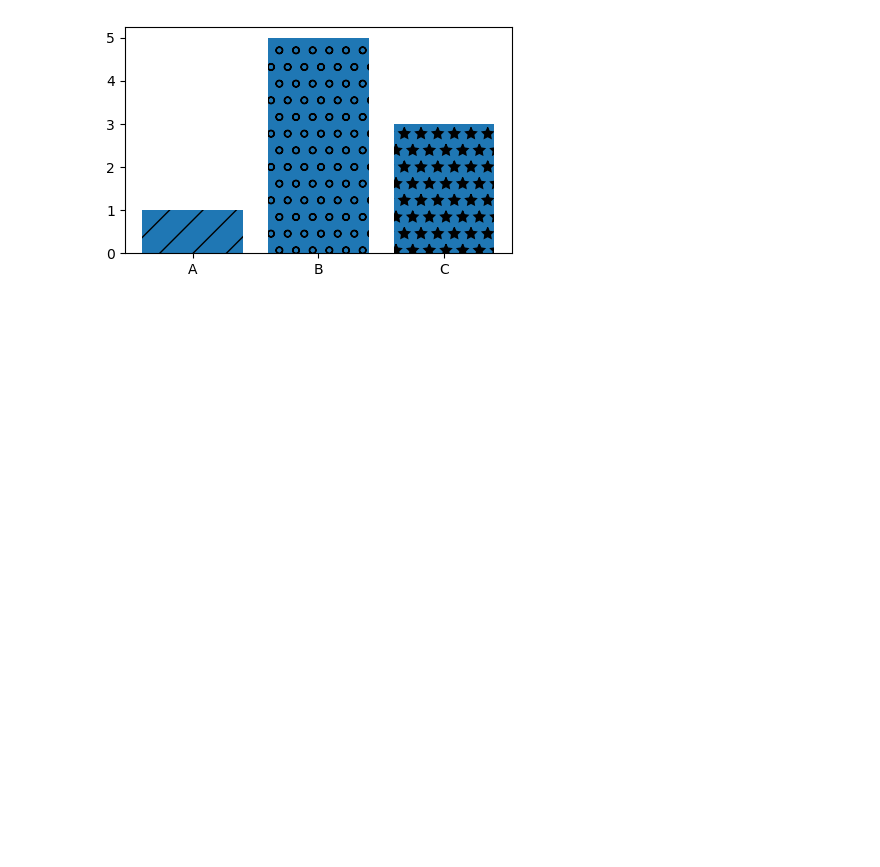
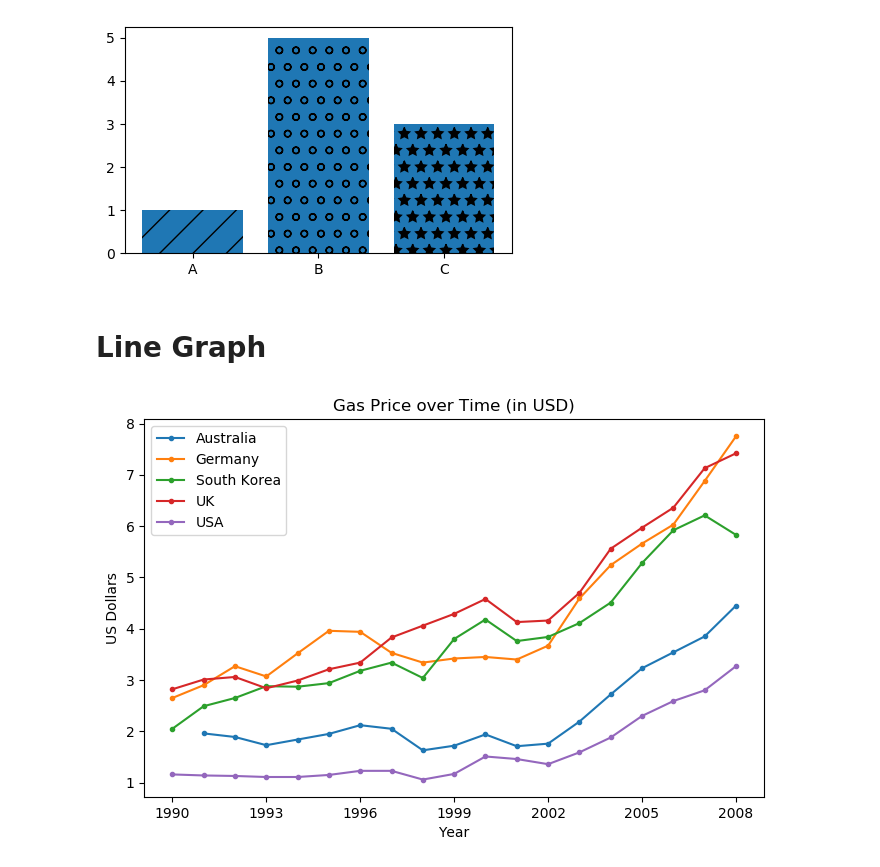
Before and after one commit to wenyuc/basic_learning, a Jupyter notebook: visualization_intro.ipynb, the cells around one changed output. Saved outputs shown, nothing was run; the diff lists cells and outputs as text; code cells hidden in the pictures; blank space fills up the shorter version.

```diff
--- a/visualization_intro.ipynb
+++ b/visualization_intro.ipynb
@@ -55,3 +55,39 @@ plt.savefig('./figs/myfirstbar.png')
 plt.show()
 # %% [output]
 [figure]
+# %% [markdown]
+# Line Graph
+# %%
+gas = pd.read_csv('./data/gas_prices.csv')
+
+plt.figure(figsize = (8,5), dpi = 100)
+
+plt.title('Gas Price over Time (in USD)')
+
+# show country one by one
+# plt.plot(gas.Year, gas.USA, 'b.-', label = 'United States')
+# plt.plot(gas.Year, gas.Canada, 'r.-',label = 'Canada')
+# plt.plot(gas['Year'], gas['South Korea'], 'g.-',label = 'South Korea')
+# plt.plot(gas['Year'], gas['Australia'], 'y.-',label = 'Australia')
+
+# show all countries
+# for country in gas:
+#     if country != 'Year':
+#         plt.plot(gas.Year, gas[country], '.-', label = country)
+
+countries_to_look_at = ['USA', 'South Korea', 'Australia', 'Germany', 'UK']
+
+for country in gas:
+    if country in countries_to_look_at:
+        plt.plot(gas['Year'], gas[country], '.-',label = country)
+
+
+plt.xticks(gas.Year[::3])
+plt.xlabel('Year')
+plt.ylabel('US Dollars')
+plt.legend()
+
+plt.savefig('./figs/gas_price.png', dpi = 100)
+plt.show()
+# %% [output]
+[figure, added]
```
Also changed, not shown: 2 other files.
